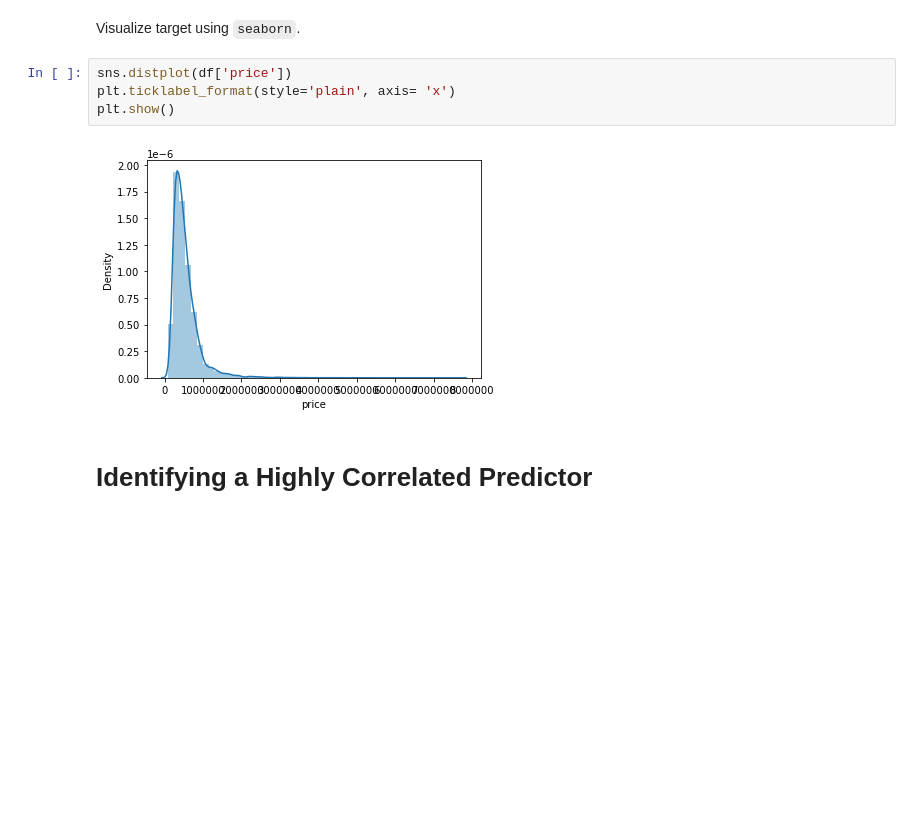
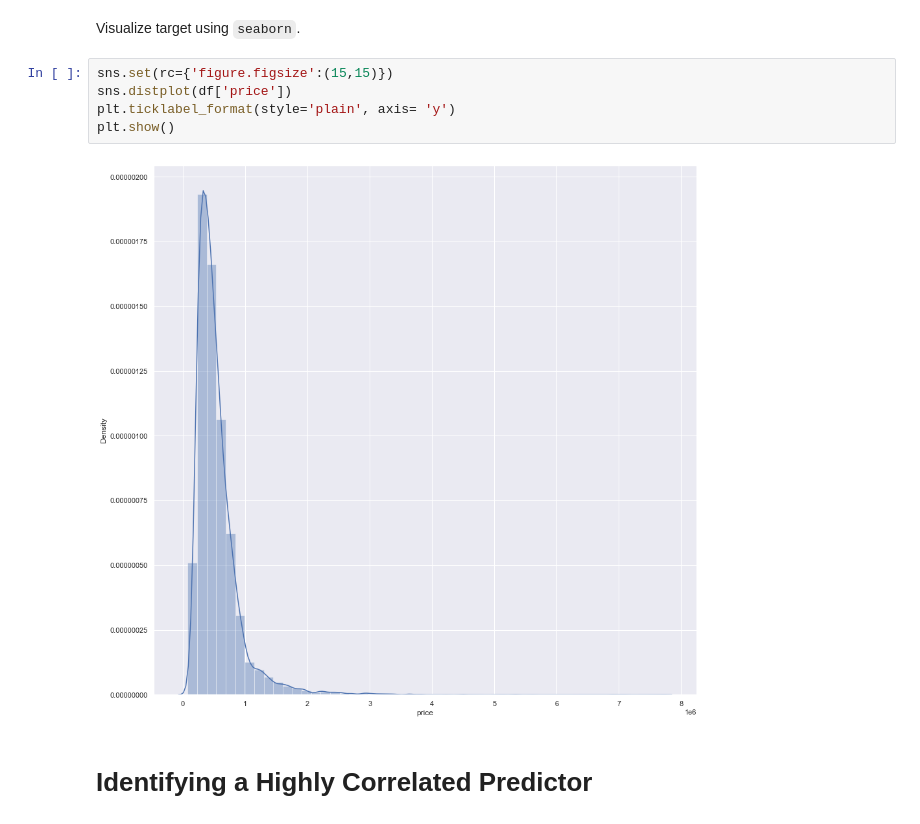
Before and after one commit to dataeducator/real_estate_linear_regression, a Jupyter notebook: final_project_phase_2.ipynb, the cells around one changed output. Saved outputs shown, nothing was run; the diff lists cells and outputs as text; blank space fills up the shorter version.

```diff
--- a/final_project_phase_2.ipynb
+++ b/final_project_phase_2.ipynb
@@ -258,11 +319,12 @@ sns.heatmap(df.corr(), annot = True, cmap = "Blues");
 # %% [markdown]
 Visualize target using <code>seaborn</code>.
 # %%
+sns.set(rc={'figure.figsize':(15,15)})
 sns.distplot(df['price'])
-plt.ticklabel_format(style='plain', axis= 'x')
+plt.ticklabel_format(style='plain', axis= 'y')
 plt.show()
 # %% [output]
-[figure, old version]
+[figure, new version]
 # %% [markdown]
 # Identifying a Highly Correlated Predictor
 # %%
```
Also changed, not shown: parts of 36 cells of this notebook.
